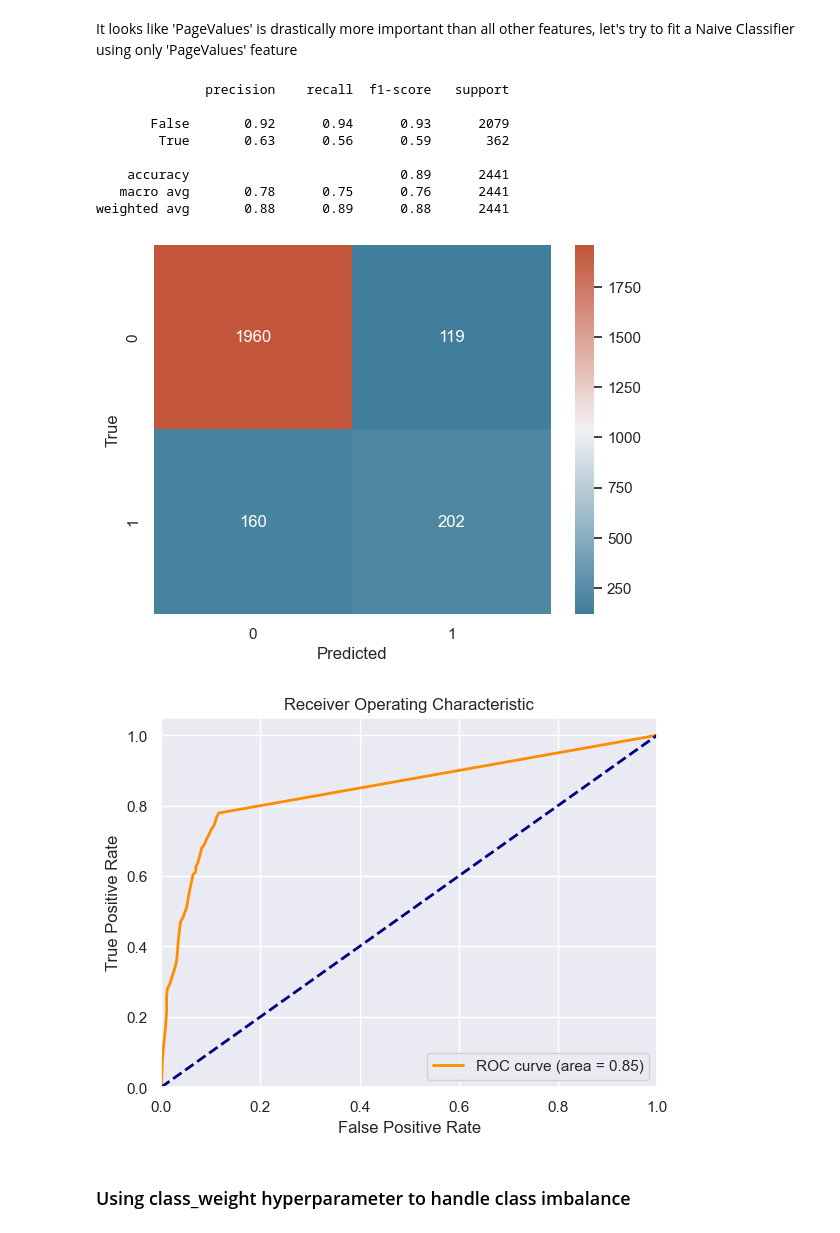
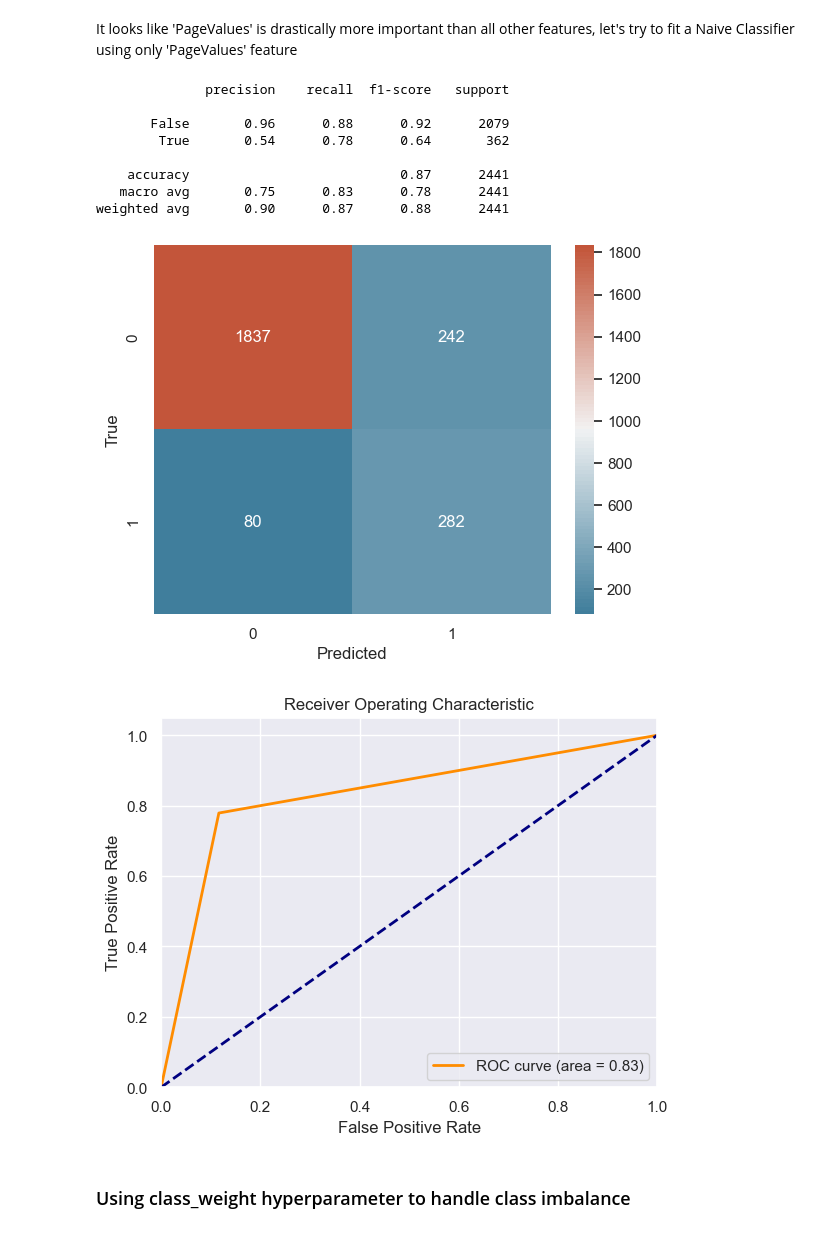
Before and after one commit to alessandroAbati/Online-Shoppers-Purchasing-Intention-Prediction, a Jupyter notebook: main.ipynb, the cells around one changed output. Drawn from its saved outputs; the diff is of its cells as text; code cells hidden in the pictures.

```diff
--- a/main.ipynb
+++ b/main.ipynb
@@ -465,7 +457,7 @@ X_test_naive = X_test[['PageValues']]
 # Create a pipeline that first scales the data then applies Decision Tree Classifier
 pipe = Pipeline([
                 ('scaler', StandardScaler()),
-                ('classifier', DecisionTreeClassifier(criterion='entropy', max_depth=10, min_samples_leaf=50, random_state=42))
+                ('classifier', DecisionTreeClassifier(criterion='entropy', max_depth=1, random_state=42))
                 ])
 
 # Fit and predict
@@ -477,40 +469,40 @@ y_probs = pipe.predict_proba(X_test_naive)[:, 1]  # get the probability of the p
 
 # Evaluate the model
 conf_matrix = confusion_matrix(y_test, y_pred)
 print(classification_report(y_test, y_pred))
 
 # Plot confusion matrix
 sns.heatmap(conf_matrix, annot=True, fmt="d", cmap=cmap)
 plt.xlabel('Predicted')
 plt.ylabel('True')
 plt.show()
 
 # Calculate ROC Curve and AUC
 fpr, tpr, thresholds = roc_curve(y_test, y_probs)
 roc_auc = auc(fpr, tpr)
 
 # Plot the ROC Curve
 plt.figure()
 plt.plot(fpr, tpr, color='darkorange', lw=2, label='ROC curve (area = %0.2f)' % roc_auc)
 plt.plot([0, 1], [0, 1], color='navy', lw=2, linestyle='--')
 plt.xlim([0.0, 1.0])
 plt.ylim([0.0, 1.05])
 plt.xlabel('False Positive Rate')
 plt.ylabel('True Positive Rate')
 plt.title('Receiver Operating Characteristic')
 plt.legend(loc="lower right")
 plt.show()
 # %% [output]
               precision    recall  f1-score   support
 
-       False       0.92      0.94      0.93      2079
-        True       0.63      0.56      0.59       362
+       False       0.96      0.88      0.92      2079
+        True       0.54      0.78      0.64       362
 
-    accuracy                           0.89      2441
-   macro avg       0.78      0.75      0.76      2441
-weighted avg       0.88      0.89      0.88      2441
+    accuracy                           0.87      2441
+   macro avg       0.75      0.83      0.78      2441
+weighted avg       0.90      0.87      0.88      2441
-[figure, old version]
+[figure, new version]
-[figure, old version]
+[figure, new version]
 # %% [markdown]
 ### Using class_weight hyperparameter to handle class imbalance
 # %%
```
Also changed, not shown: parts of 13 cells of this notebook, 2 other files.
